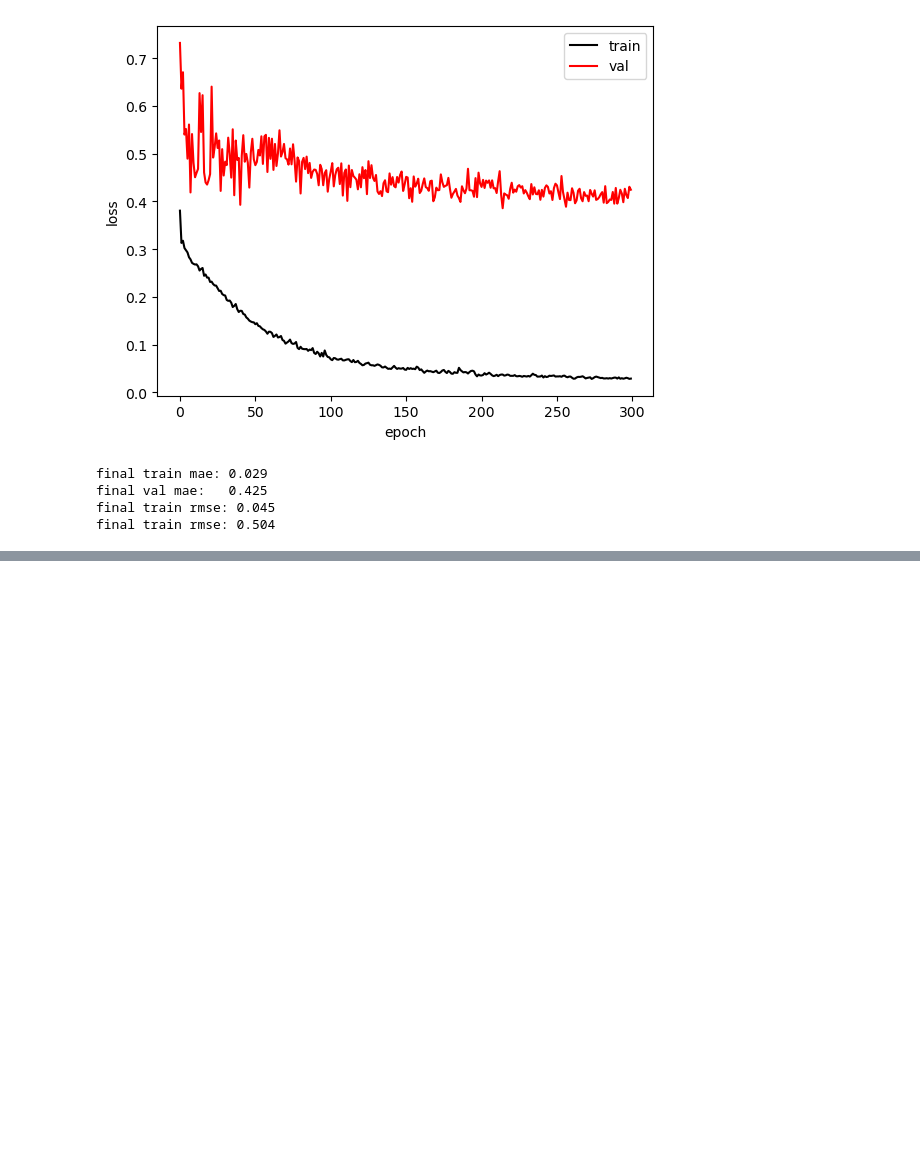
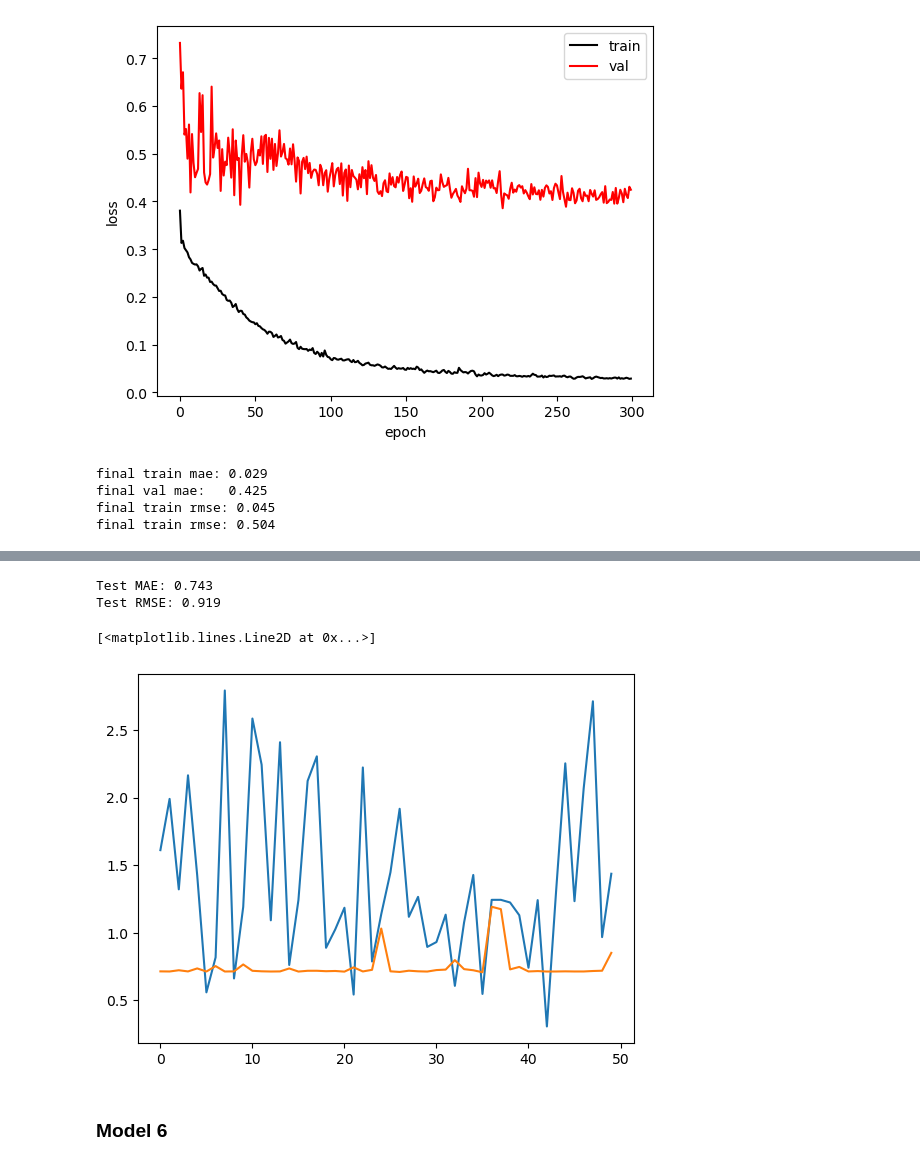
Before and after one commit to fayesimone/agriculture_emissions_prediction, a Jupyter notebook: Model_Building.ipynb, the cells around one changed output, grey strips where cells are left out. Cells and saved outputs as stored; diff of their text form; code cells hidden in the pictures; blank space fills up the shorter version.

```diff
--- a/Model_Building.ipynb
+++ b/Model_Building.ipynb
@@ -2745,0 +2521,14 @@ final train rmse: 0.504
+# %%
+print('Test MAE: %.3f' %model_3_mae)
+print('Test RMSE: %.3f' %model_3_rmse)
+# %% [output]
+Test MAE: 0.743
+Test RMSE: 0.919
+# %%
+plt.plot(Y_test.index[0:50], Y_test.values[0:50])
+plt.plot(Y_test.index[0:50], model_3_preds[0:50])
+# %% [output]
+[<matplotlib.lines.Line2D at 0x...>]
+[figure, new version]
+# %% [markdown]
+### Model 6
```
Also changed, not shown: parts of 104 cells of this notebook.
